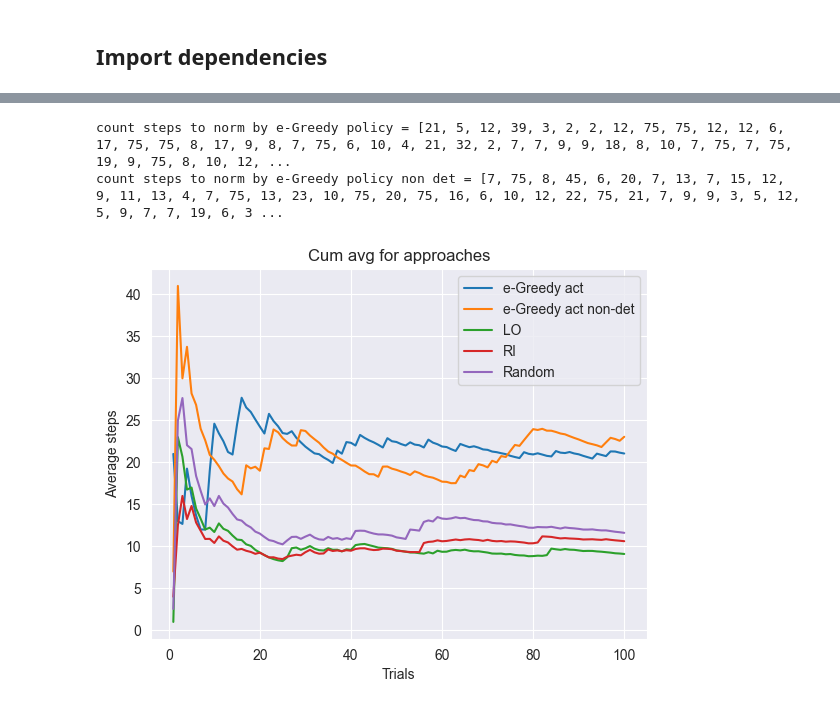
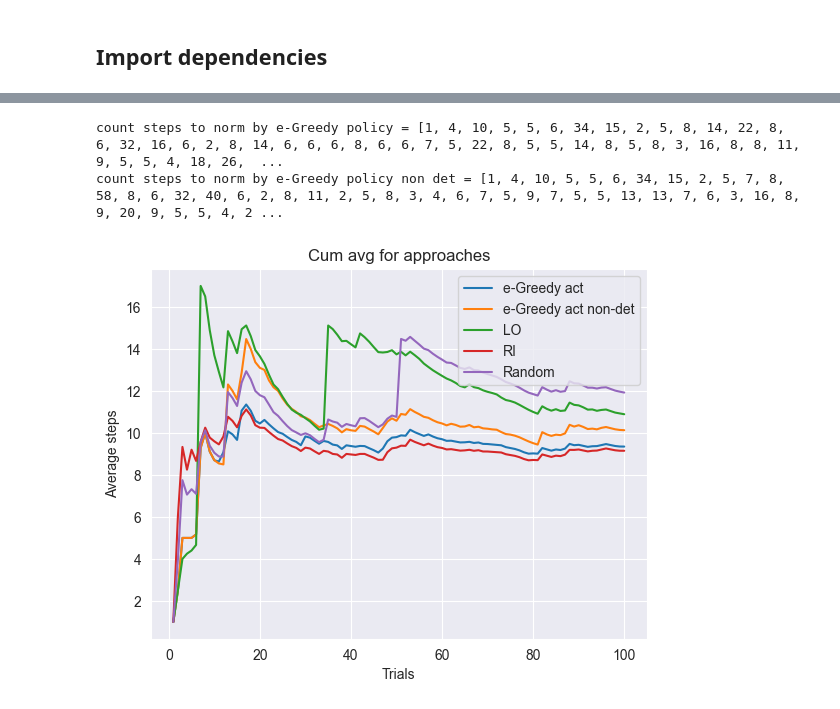
Before and after one commit to alex-deineha/pure-calculus, a Jupyter notebook: src/tests_2/p_calc_egreedy_ndet_action_based.ipynb, the cells around one changed output, grey strips where cells are left out. Drawn from its saved outputs; the diff is of its cells as text; code cells hidden in the pictures.

Commit message:
Action based e-greedy policy with bug fixing.

```diff
--- a/src/tests_2/p_calc_egreedy_ndet_action_based.ipynb
+++ b/src/tests_2/p_calc_egreedy_ndet_action_based.ipynb
@@ -82,6 +82,6 @@ max cound RI: inf
 max cound Rand: inf
 # %%
-max_count_steps_rlenv = 75
+max_count_steps_rlenv = 200
 strategies_env = [LeftmostOutermostStrategy(),
                   RightmostInnermostStrategy()]
 
@@ -113,19 +148,19 @@ lambda_env, rewards_e_greedy_non_d = \
 # %%
-steps_e_greedy = [max_count_steps_rlenv - rew for rew in rewards_e_greedy]
-steps_e_greedy_non_d = [max_count_steps_rlenv - rew for rew in rewards_e_greedy_non_d]
+steps_e_greedy = [max_count_steps_rlenv - (rew + 1) for rew in rewards_e_greedy]
+steps_e_greedy_non_d = [max_count_steps_rlenv - (rew + 1) for rew in rewards_e_greedy_non_d]
 # %%
 print("count steps to norm by e-Greedy policy = {}".format(steps_e_greedy))
 print("count steps to norm by e-Greedy policy non det = {}".format(steps_e_greedy_non_d))
 # %% [output]
-count steps to norm by e-Greedy policy = [21, 5, 12, 39, 3, 2, 2, 12, 75, 75, 12, 12, 6, 17, 75, 75, 8, 17, 9, 8, 7, 75, 6, 10, 4, 21, 32, 2, 7, 7, 9, 9, 18, 8, 10, 7, 75, 7, 75, 19, 9, 75, 8, 10, 12, ...
-count steps to norm by e-Greedy policy non det = [7, 75, 8, 45, 6, 20, 7, 13, 7, 15, 12, 9, 11, 13, 4, 7, 75, 13, 23, 10, 75, 20, 75, 16, 6, 10, 12, 22, 75, 21, 7, 9, 9, 3, 5, 12, 5, 9, 7, 7, 19, 6, 3 ...
+count steps to norm by e-Greedy policy = [1, 4, 10, 5, 5, 6, 34, 15, 2, 5, 8, 14, 22, 8, 6, 32, 16, 6, 2, 8, 14, 6, 6, 6, 8, 6, 6, 7, 5, 22, 8, 5, 5, 14, 8, 5, 8, 3, 16, 8, 8, 11, 9, 5, 5, 4, 18, 26,  ...
+count steps to norm by e-Greedy policy non det = [1, 4, 10, 5, 5, 6, 34, 15, 2, 5, 7, 8, 58, 8, 6, 32, 40, 6, 2, 8, 11, 2, 5, 8, 3, 4, 6, 7, 5, 9, 7, 5, 5, 13, 13, 7, 6, 3, 16, 8, 9, 20, 9, 5, 5, 4, 2 ...
 # %%
 comp_data = {"e-Greedy act": (steps_e_greedy, "-"),
              "e-Greedy act non-det": (steps_e_greedy_non_d, "-"),
              "LO": (stepsLO, "-"),
-             "RI": ([step if step != np.inf else 70 for step in stepsRI], "-"),
-             "Random": ([step if step != np.inf else 70 for step in stepsRand], "-")}
+             "RI": (stepsRI, "-"),
+             "Random": ([step if step != np.inf else 200 for step in stepsRand], "-")}
 
 draw_cumulative_avg_comparison(comp_data)
 # %% [output]
-[figure, old version]
+[figure, new version]
```
Also changed, not shown: parts of 9 cells of this notebook.
